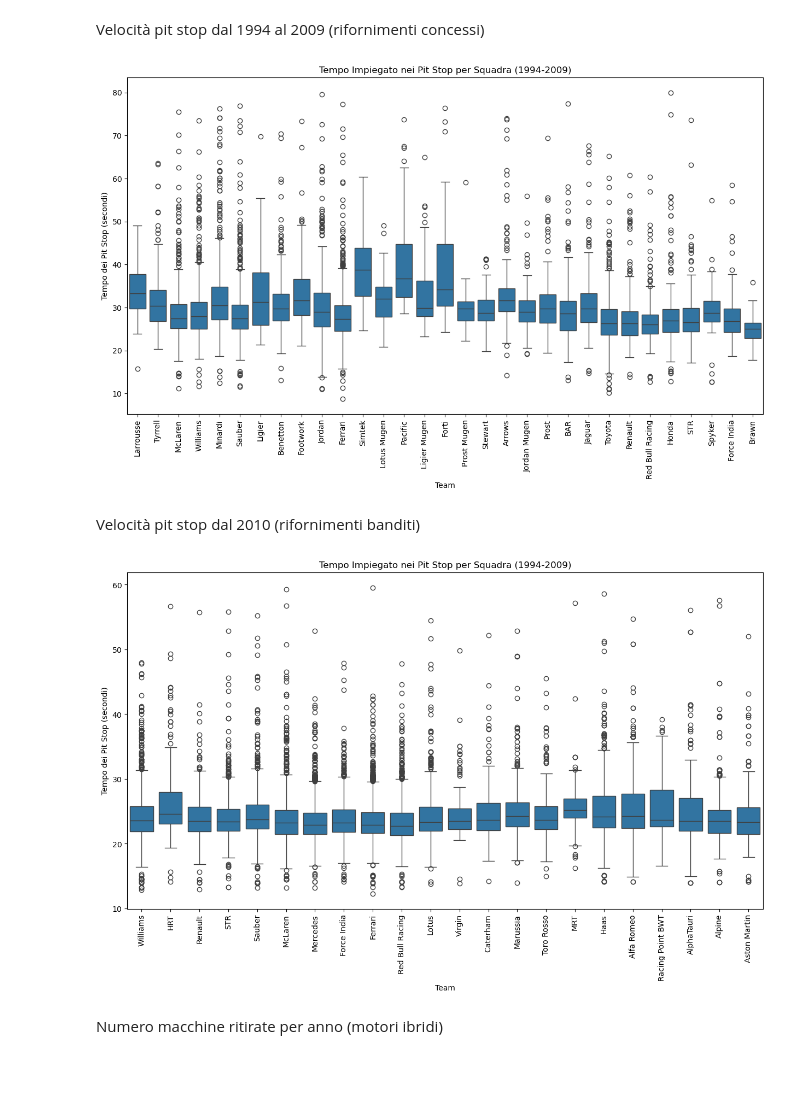
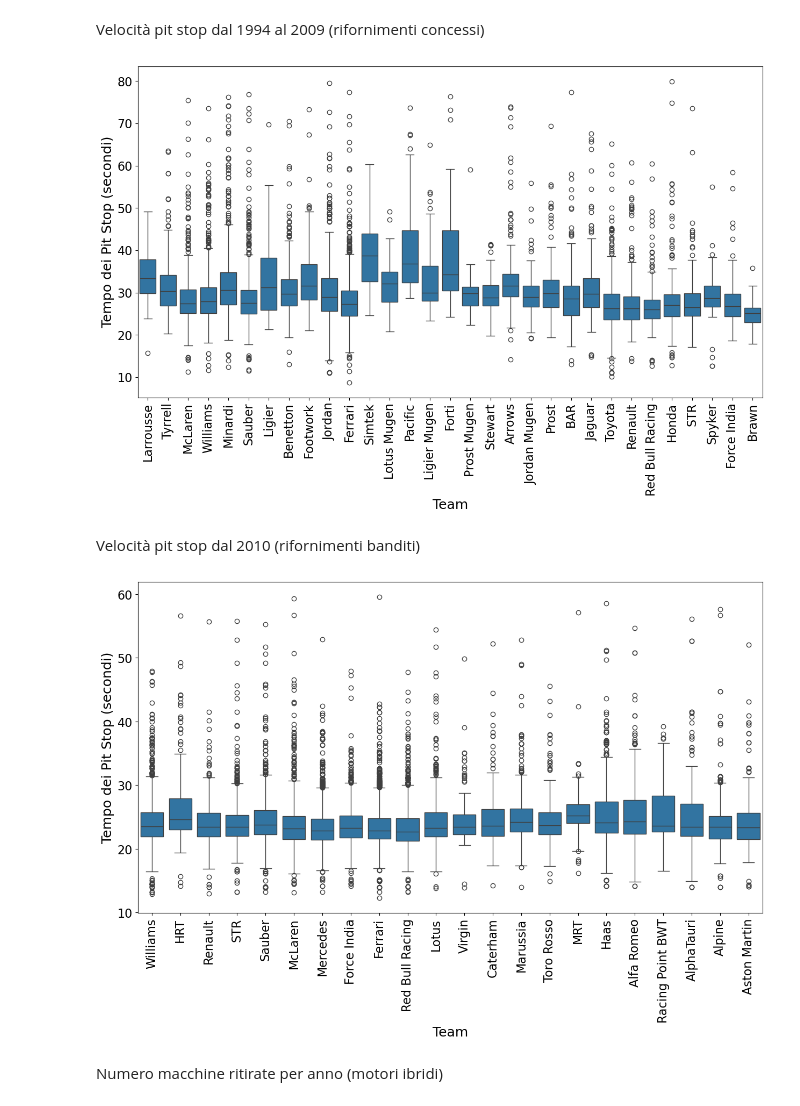
Before and after one commit to MatteoCelardo/F1_stats, a Jupyter notebook: sorgenti/squadre.ipynb, the cells around one changed output. Drawn from its saved outputs; the diff is of its cells as text; code cells hidden in the pictures; blank space fills up the shorter version.

```diff
--- a/sorgenti/squadre.ipynb
+++ b/sorgenti/squadre.ipynb
@@ -212,38 +223,41 @@ Velocità pit stop dal 1994 al 2009 (rifornimenti concessi)
 # %%
 # Conversione dei tempi da minuti e secondi a solo secondi
 def conversione_Tempo_In_Secondi(tempo_Str):
     # t1 contiene i secondi se non ci sono minuti; altrimenti contiene i minuti in tempo_Str
     # t2 viene riempito solo se ci sono minuti in tempo_Str e in quel caso contiene i secondi
     t1, *t2 = tempo_Str.split(':')
     return float(t1) if t2 == [] else int(t1) * 60 + float(t2[0])
 
 
 # Creazione di una variabile locale
 pit_local = pit
 
 # Filtraggio dei dati per includere solo i valori dal 1994 al 2009
 pit_local = pit_local[pit_local['Year'] <= 2009]
 
 # Rimozione dei valori NaN
 pit_local = pit_local.dropna(subset=['Car','Time'])
 
 # Rimozione dei nomi degli sponsor/dei motoristi dal nome dei team
 pit_local['Team'] = pit_local['Car'].apply(lambda x: ' '.join(str(x).split()[:-1]) if len(str(x).split()) > 1 else str(x))
 
 pit_local['TempoPitStopSecondi'] = pit_local['Time'].apply(conversione_Tempo_In_Secondi)
 # rimozione dei pit sopra gli 80 secondi (sono eventi come bandiere rosse o auto ritirate dopo essere rimaste del tempo in pitlane)
 pit_local = pit_local[pit_local['TempoPitStopSecondi'] < 80]
 
 # Creazione del grafico
 plt.figure(figsize=(15, 8))
 sns.boxplot(x='Team', y='TempoPitStopSecondi', data=pit_local)
-plt.xticks(rotation=90)
-plt.title('Tempo Impiegato nei Pit Stop per Squadra (1994-2009)')
-plt.xlabel('Team')
-plt.ylabel('Tempo dei Pit Stop (secondi)')
+plt.xticks(rotation=90,fontsize=16)
+plt.yticks(fontsize=16)
+plt.xlabel('Team',fontsize=18)
+plt.ylabel('Tempo dei Pit Stop (secondi)',fontsize=18)
+
+plt.savefig('../img/pit94_09.png',format='png')
+
 plt.show()
 # %% [output]
-[figure, old version]
+[figure, new version]
 # %% [markdown]
 Velocità pit stop dal 2010 (rifornimenti banditi)
 # %%
@@ -274,13 +288,16 @@ pit_local = pit_local[pit_local['TempoPitStopSecondi'] < 60]
 # Creazione del grafico
 plt.figure(figsize=(15, 8))
 sns.boxplot(x='Team', y='TempoPitStopSecondi', data=pit_local)
-plt.xticks(rotation=90)
-plt.title('Tempo Impiegato nei Pit Stop per Squadra (1994-2009)')
-plt.xlabel('Team')
-plt.ylabel('Tempo dei Pit Stop (secondi)')
+plt.xticks(rotation=90,fontsize=16)
+plt.yticks(fontsize=16)
+plt.xlabel('Team',fontsize=18)
+plt.ylabel('Tempo dei Pit Stop (secondi)',fontsize=18)
+
+plt.savefig('../img/pit10_22.png',format='png')
+
 plt.show()
 # %% [output]
-[figure, old version]
+[figure, new version]
 # %% [markdown]
 Numero macchine ritirate per anno (motori ibridi)
 # %%
```
Also changed, not shown: parts of 17 cells of this notebook, 1 other file.
